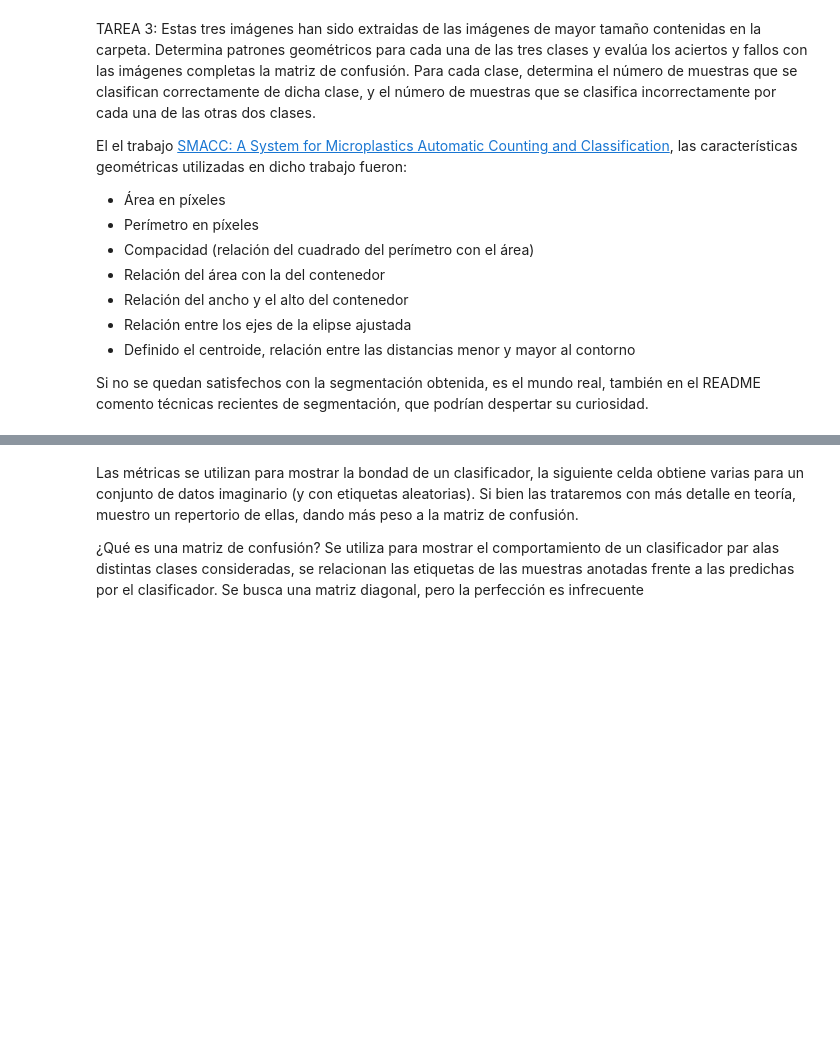
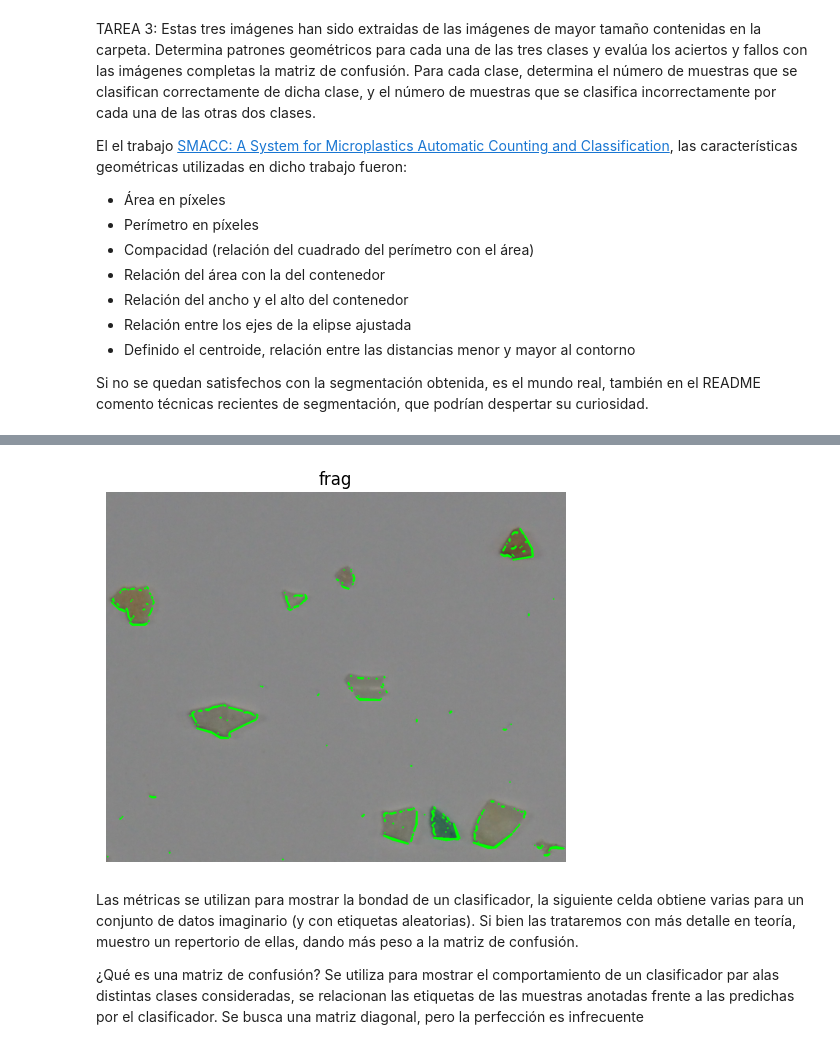
Before and after one commit to VC-ulpgc-JRP-y-SGR/p3-vc, a Jupyter notebook: VC_P3.ipynb, the cells around one changed output, grey strips where cells are left out. Cells and saved outputs as stored; diff of their text form; code cells hidden in the pictures; blank space fills up the shorter version.

Commit message:
tried to implement erosion and dilate

```diff
--- a/VC_P3.ipynb
+++ b/VC_P3.ipynb
@@ -571,3 +473,60 @@ plt.show()
+# %%
+# cargamos las imágenes y las pasamos a rgb
+imgMP = cv2.imread('FRA.png')
+# imgMP = cv2.imread('PEL.png')
+# imgMP = cv2.imread('TAR.png')
+
+# convertimos las imágenes a escala de grises
+imgMP_gray = cv2.cvtColor(imgMP, cv2.COLOR_BGR2GRAY)
+
+# aplicamos umbralizado
+imgMP_th = cv2.adaptiveThreshold(imgMP_gray, 255, cv2.ADAPTIVE_THRESH_MEAN_C, cv2.THRESH_BINARY, 11, 2)
+
+# aplicamos filtro gaussiano
+imgMP_blur = cv2.GaussianBlur(imgMP_th, (9, 9), 0)
+
+# aplicamos filtro de blur
+imgMP_blur = cv2.medianBlur(imgMP_blur, 5)
+
+# aplicamos sobel
+x = cv2.Sobel(imgMP_blur, cv2.CV_64F, 1, 0)  # x
+y = cv2.Sobel(imgMP_blur, cv2.CV_64F, 0, 1)  # y
+_, x = cv2.threshold(x, 240, 255, cv2.THRESH_BINARY)
+_, y = cv2.threshold(y, 240, 255, cv2.THRESH_BINARY)
+
+# juntamos el resultado de sobel
+result = np.clip(np.add(x, y), 0, 255)
+result = result.astype(np.uint8)
+
+# erosionamos y dilatamos
+result = cv2.erode(result, kernel=np.ones((2, 2), np.uint8), iterations=1)
+# result = cv2.dilate(result, kernel=np.ones((2, 2), np.uint8), iterations=1)
+
+# obtención de contornos externos
+contours, _ = cv2.findContours(result, cv2.RETR_EXTERNAL, cv2.CHAIN_APPROX_SIMPLE)
+imgMP_c = cv2.cvtColor(imgMP, cv2.COLOR_BGR2RGB)
+
+approx_contours = []
+for contour in contours:
+    # calculamos el valor de epsilon a partir del perimetro para aproximar la forma del contorno
+    epsilon = 0.02*cv2.arcLength(contour, True)
+    # aproximamos las formas
+    approx = cv2.approxPolyDP(contour, epsilon, True)
+
+    # area
+    area = cv2.contourArea(contour)
+
+    approx_contours.append(approx)
+
+# dibujamos contornos obtenidos en la imagen en rgb
+cv2.drawContours(imgMP_c, approx_contours, -1, (0,255,0), 3)
+
+plt.axis("off")
+plt.imshow(imgMP_c)
+plt.title('frag')
+plt.show()
+# %% [output]
+[figure, added]
 # %% [markdown]
 Las métricas se utilizan para mostrar la bondad de un clasificador, la siguiente celda obtiene varias para un conjunto de datos imaginario (y con etiquetas aleatorias). Si bien las trataremos con más detalle en teoría, muestro un repertorio de ellas, dando más peso a la matriz de confusión.
 
```
Also changed, not shown: parts of 2 cells of this notebook.
